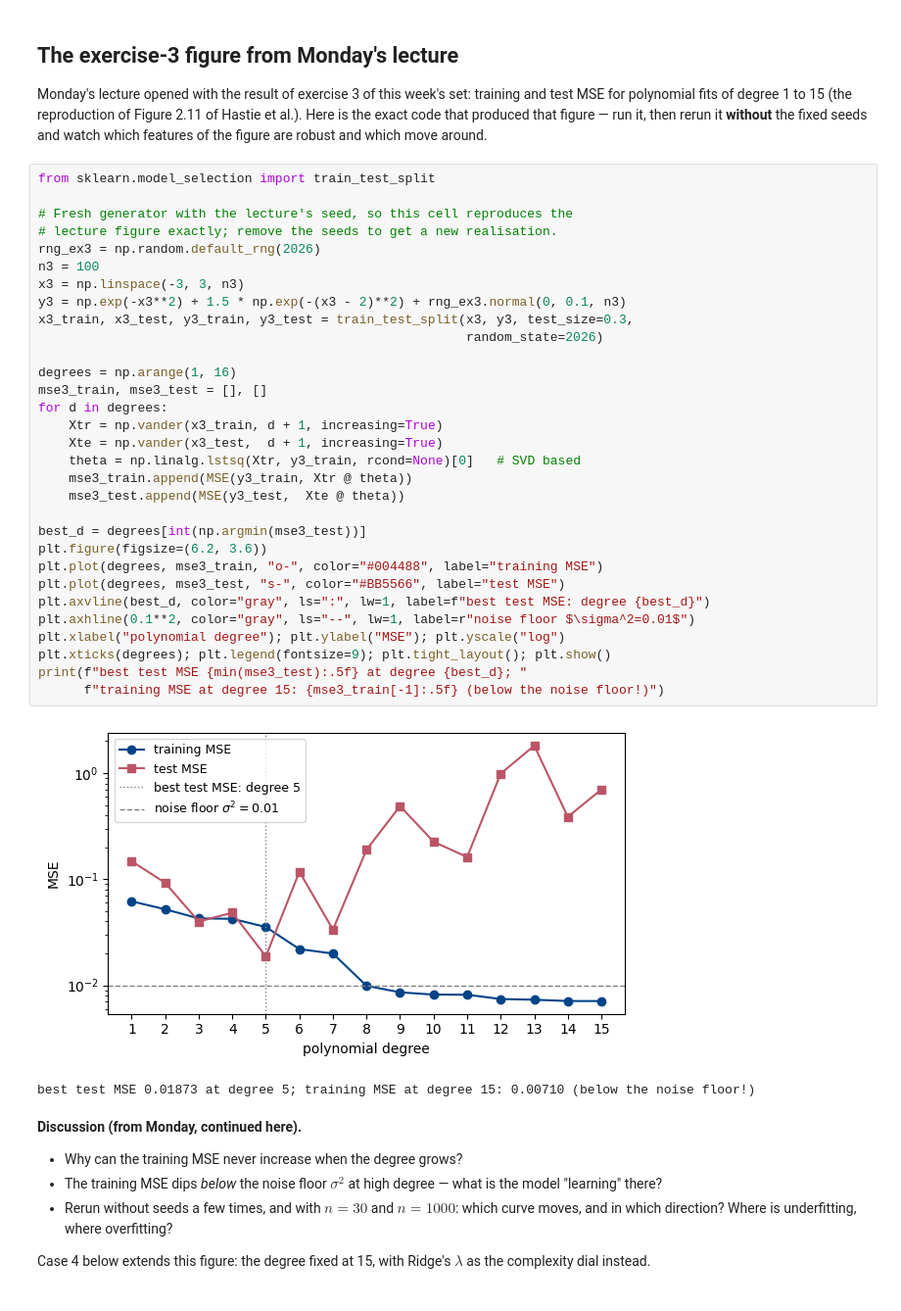
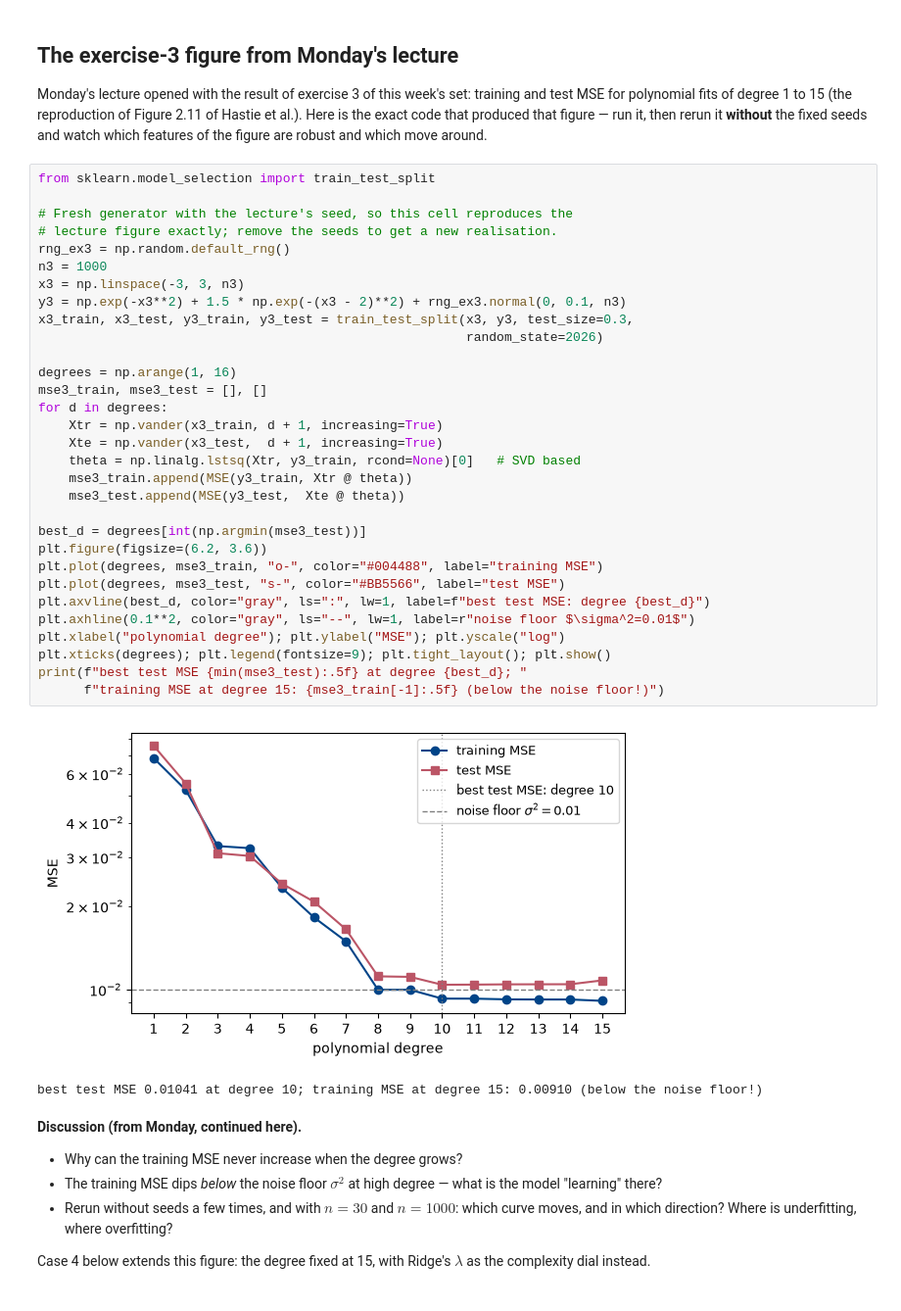
Before and after one commit to Timholmen96/MachineLearningUiO, a Jupyter notebook: doc/WeeklyMaterial/week35/week35tuesday.ipynb, the cells around one changed output. Shown at 98% size. Saved outputs shown, nothing was run; the diff lists cells and outputs as text.

```diff
--- a/doc/WeeklyMaterial/week35/week35tuesday.ipynb
+++ b/doc/WeeklyMaterial/week35/week35tuesday.ipynb
@@ -74,37 +74,37 @@ the figure are robust and which move around.
 # %%
 from sklearn.model_selection import train_test_split
 
 # Fresh generator with the lecture's seed, so this cell reproduces the
 # lecture figure exactly; remove the seeds to get a new realisation.
-rng_ex3 = np.random.default_rng(2026)
-n3 = 100
+rng_ex3 = np.random.default_rng()
+n3 = 1000
 x3 = np.linspace(-3, 3, n3)
 y3 = np.exp(-x3**2) + 1.5 * np.exp(-(x3 - 2)**2) + rng_ex3.normal(0, 0.1, n3)
 x3_train, x3_test, y3_train, y3_test = train_test_split(x3, y3, test_size=0.3,
                                                         random_state=2026)
 
 degrees = np.arange(1, 16)
 mse3_train, mse3_test = [], []
 for d in degrees:
     Xtr = np.vander(x3_train, d + 1, increasing=True)
     Xte = np.vander(x3_test,  d + 1, increasing=True)
     theta = np.linalg.lstsq(Xtr, y3_train, rcond=None)[0]   # SVD based
     mse3_train.append(MSE(y3_train, Xtr @ theta))
     mse3_test.append(MSE(y3_test,  Xte @ theta))
 
 best_d = degrees[int(np.argmin(mse3_test))]
 plt.figure(figsize=(6.2, 3.6))
 plt.plot(degrees, mse3_train, "o-", color="#004488", label="training MSE")
 plt.plot(degrees, mse3_test, "s-", color="#BB5566", label="test MSE")
 plt.axvline(best_d, color="gray", ls=":", lw=1, label=f"best test MSE: degree {best_d}")
 plt.axhline(0.1**2, color="gray", ls="--", lw=1, label=r"noise floor $\sigma^2=0.01$")
 plt.xlabel("polynomial degree"); plt.ylabel("MSE"); plt.yscale("log")
 plt.xticks(degrees); plt.legend(fontsize=9); plt.tight_layout(); plt.show()
 print(f"best test MSE {min(mse3_test):.5f} at degree {best_d}; "
       f"training MSE at degree 15: {mse3_train[-1]:.5f} (below the noise floor!)")
 # %% [output]
-[figure, old version]
+[figure, new version]
-best test MSE 0.01873 at degree 5; training MSE at degree 15: 0.00710 (below the noise floor!)
+best test MSE 0.01041 at degree 10; training MSE at degree 15: 0.00910 (below the noise floor!)
 # %% [markdown]
 **Discussion (from Monday, continued here).**
 
```
Also changed, not shown: parts of 2 cells of this notebook, 1 other file.
